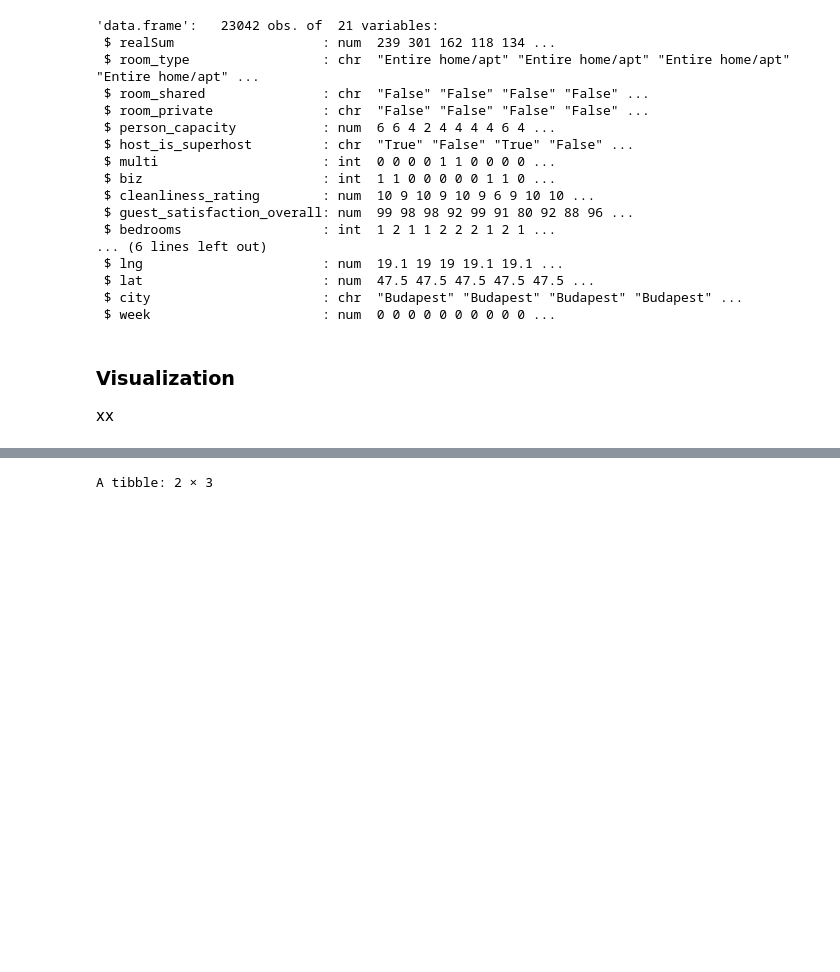
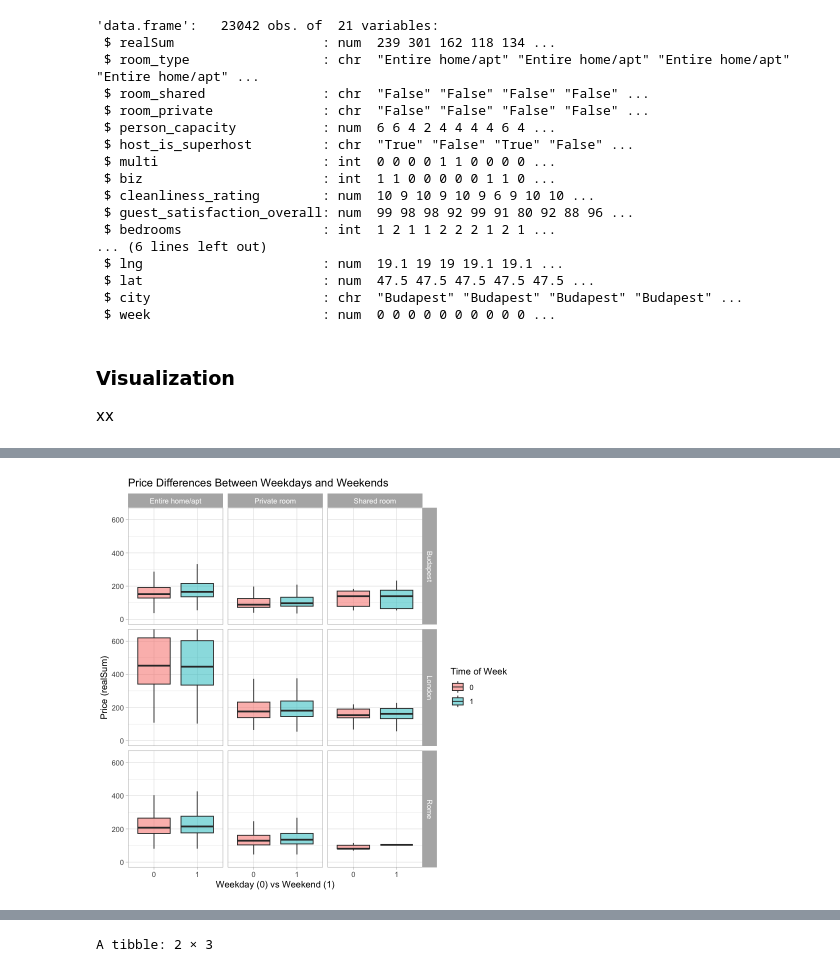
Before and after one commit to shivani-aggarw/stat301, a Jupyter notebook: data_explore.ipynb, the cells around one changed output, grey strips where cells are left out. Cells and saved outputs as stored; diff of their text form; code cells hidden in the pictures; blank space fills up the shorter version.

```diff
--- a/data_explore.ipynb
+++ b/data_explore.ipynb
@@ -143,0 +168,12 @@ xx
+# %%
+ggplot(airbnb, aes(x = factor(week), y = realSum, fill = factor(week))) +
+  geom_boxplot(outlier.shape = NA, alpha = 0.5) +
+  facet_grid(city ~ room_type) + # Facet by room type (rows) and city (columns)
+  labs(title = "Price Differences Between Weekdays and Weekends",
+       x = "Weekday (0) vs Weekend (1)",
+       y = "Price (realSum)",
+       fill = "Time of Week") +
+  coord_cartesian(ylim = c(0, quantile(airbnb$realSum, 0.95))) + # Remove extreme outliers
+  theme_light()
+# %% [output]
+[figure, added]
```
Also changed, not shown: parts of 16 cells of this notebook.
